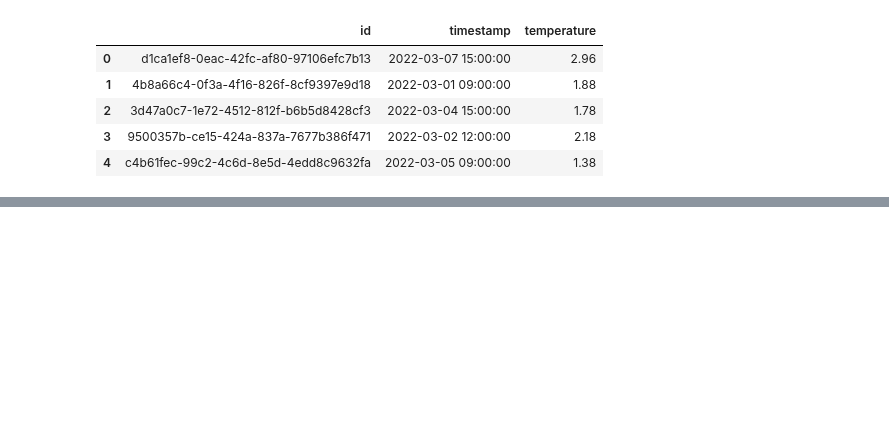
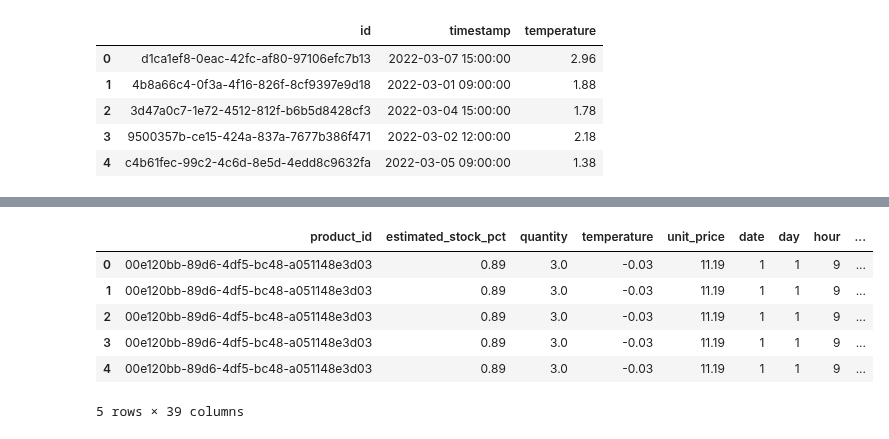
Before and after one commit to Akshay-Paunikar/Forage_Virtual_Internship_Program, a Jupyter notebook: Cognizant/Task 3 - Model Building and Interpretation/Task_3_Model_Building_and_Interpretation.ipynb, the cells around one changed output, grey strips where cells are left out. Drawn from its saved outputs; the diff is of its cells as text; code cells hidden in the pictures; blank space fills up the shorter version.

```diff
--- a/Cognizant/Task 3 - Model Building and Interpretation/Task_3_Model_Building_and_Interpretation.ipynb
+++ b/Cognizant/Task 3 - Model Building and Interpretation/Task_3_Model_Building_and_Interpretation.ipynb
@@ -279,0 +394,4 @@ storage_temp_data.head()
+# %%
+numerical_data = sales_data[['product_id', 'unit_price']]
+numerical_data = numerical_data.drop_duplicates()
+numerical_data.duplicated().sum()
@@ -279,0 +400,3 @@ storage_temp_data.head()
+# %%
+merged_data = merged_data.merge(right=category_data, how='left', on=['product_id'])
+merged_data.head()
@@ -279,0 +410,3 @@ storage_temp_data.head()
+# %%
+merged_data = merged_data.merge(right=numerical_data, how='left', on=['product_id'])
+merged_data.head()
@@ -279,0 +468,7 @@ storage_temp_data.head()
+# %%
+merged_data['date'] = merged_data['timestamp'].dt.day
+merged_data['day'] = merged_data['timestamp'].dt.day_of_week
+merged_data['hour'] = merged_data['timestamp'].dt.hour
+
+merged_data = merged_data.drop(['timestamp'], axis=1)
+merged_data.head()
@@ -279,0 +486,11 @@ storage_temp_data.head()
+# %%
+merged_data = pd.get_dummies(data=merged_data, columns=['category', 'customer_type', 'payment_type'])
+merged_data.head()
+# %% [output]
+|  | product_id | estimated_stock_pct | quantity | temperature | unit_price | date | day | hour | ... |
+| 0 | 00e120bb-89d6-4df5-bc48-a051148e3d03 | 0.89 | 3.0 | -0.03 | 11.19 | 1 | 1 | 9 | ... |
+| 1 | 00e120bb-89d6-4df5-bc48-a051148e3d03 | 0.89 | 3.0 | -0.03 | 11.19 | 1 | 1 | 9 | ... |
+| 2 | 00e120bb-89d6-4df5-bc48-a051148e3d03 | 0.89 | 3.0 | -0.03 | 11.19 | 1 | 1 | 9 | ... |
+| 3 | 00e120bb-89d6-4df5-bc48-a051148e3d03 | 0.89 | 3.0 | -0.03 | 11.19 | 1 | 1 | 9 | ... |
+| 4 | 00e120bb-89d6-4df5-bc48-a051148e3d03 | 0.89 | 3.0 | -0.03 | 11.19 | 1 | 1 | 9 | ... |
+5 rows × 39 columns
```
Also changed, not shown: parts of 35 cells of this notebook.
